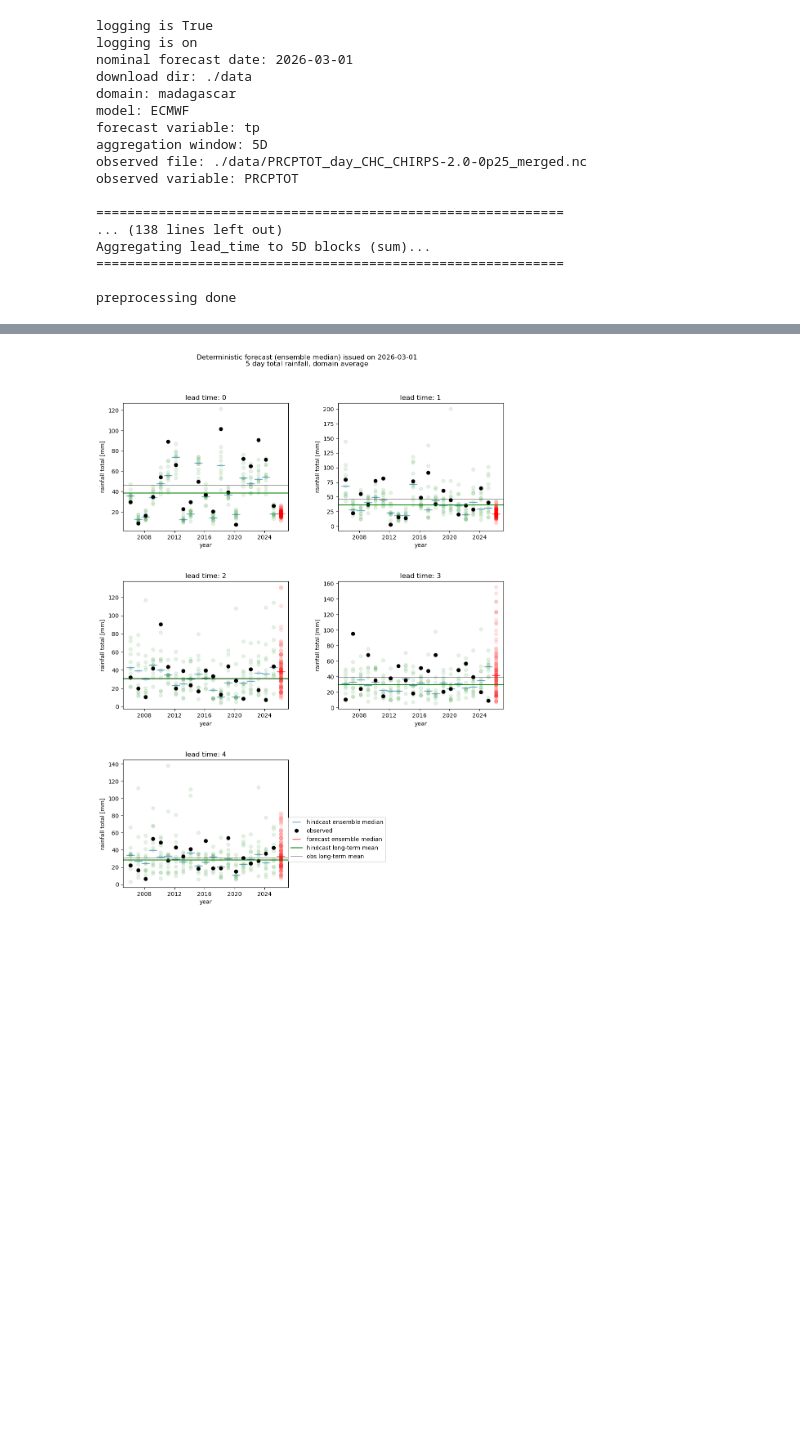
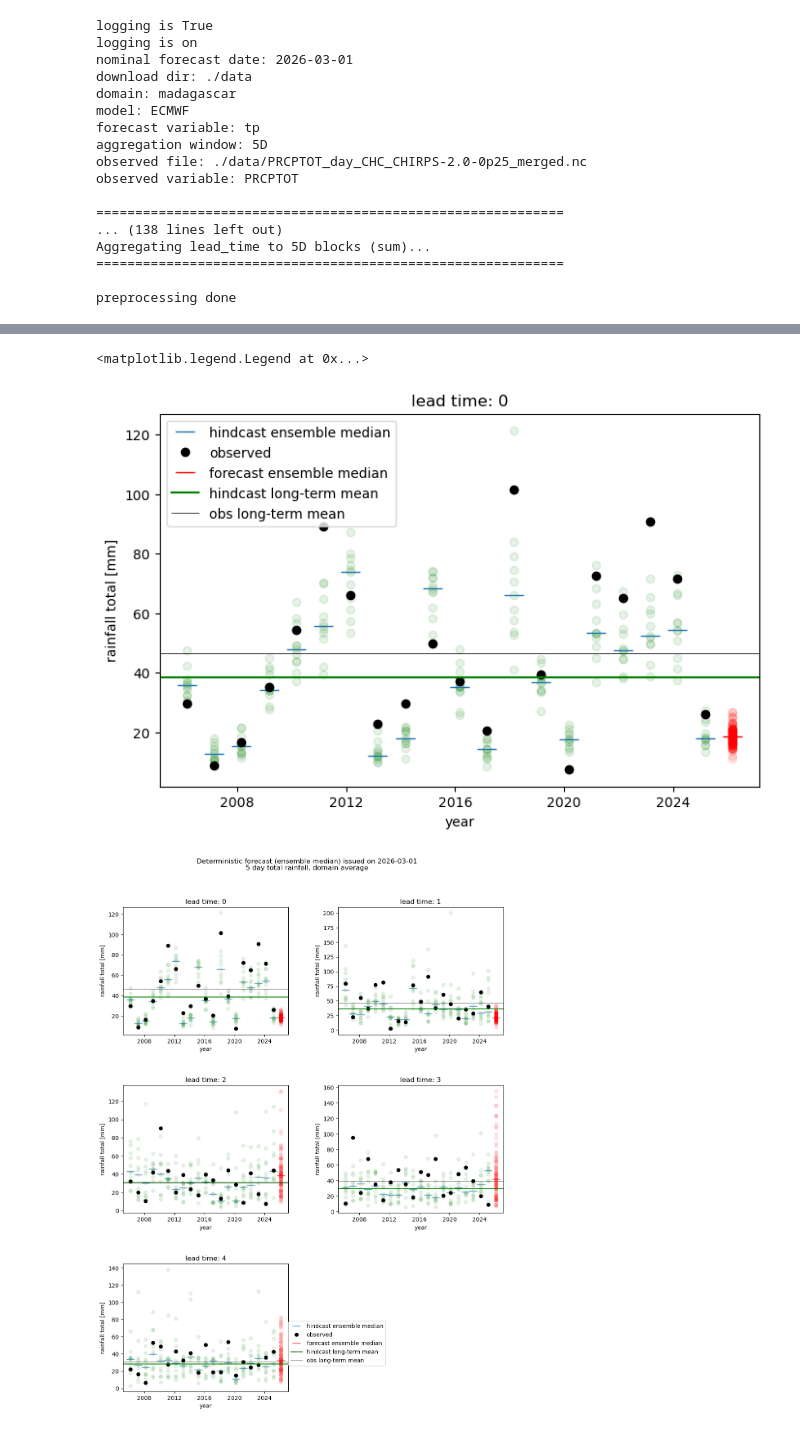
Before and after one commit to piotr-whynot/toolkit-extension, a Jupyter notebook: docs/examples/basic_example.ipynb, the cells around one changed output, grey strips where cells are left out. Saved outputs shown, nothing was run; the diff lists cells and outputs as text; code cells hidden in the pictures; blank space fills up the shorter version.

```diff
--- a/docs/examples/basic_example.ipynb
+++ b/docs/examples/basic_example.ipynb
@@ -135,8 +197,44 @@ preprocessing done
 # %%
-#selecting a particular lead time
-hcst=hindcast_lt.mean(["lat","lon"]).sel(lead_time=0)
-obs=obs_lt.mean(["lat","lon"]).sel(lead_time=0)
-fcst=forecast_lt.mean(["lat","lon"]).sel(lead_time=0)
+# plotting
+
+#selecting a particular lead time and particular location
+lead_time=0
+lat=
+hcst=hindcast_lt.mean(["lat","lon"]).sel(lead_time=lead_time)
+obs=obs_lt.mean(["lat","lon"]).sel(lead_time=lead_time)
+fcst=forecast_lt.mean(["lat","lon"]).sel(lead_time=lead_time)
+
+
+fig=plt.figure(figsize=(8,5))
+
+pl=fig.add_subplot(1,1,1)
+
+
+for m in hcst.member:
+    pl.plot(hcst.init_date,hcst.sel(member=m), "o", color="green", alpha=0.1)
+
+for m in fcst.member:
+    cont=True
+    pl.plot(fcst.init_date,fcst.sel(member=m), "o", color="red",alpha=0.1)
+
+pl.plot(hcst.init_date, hcst.median("member"), "_", ms=15, label="hindcast ensemble median")
+
+
+pl.plot(obs.init_date,obs, "o", color="black", label="observed")
+
+pl.plot(fcst.init_date,fcst.median("member"), "_", color="red", ms=15, label="forecast ensemble median")
+
+pl.axhline(hcst.median("member").mean(), label="hindcast long-term mean", color="green")
+pl.axhline(obs.mean(), label="obs long-term mean", color="black", lw=0.5)
+
+
+pl.set_title("lead time: {}".format(lead_time))
+pl.set_xlabel("year")
+pl.set_ylabel("rainfall total [mm]")
+plt.legend()
+# %% [output]
+<matplotlib.legend.Legend at 0x...>
+[figure, added]
 # %%
 # plotting time series of hindcasts, forecast and obs, including ensemble members and median
 #for illustration this is done for domain average
```
Also changed, not shown: parts of 16 cells of this notebook.
